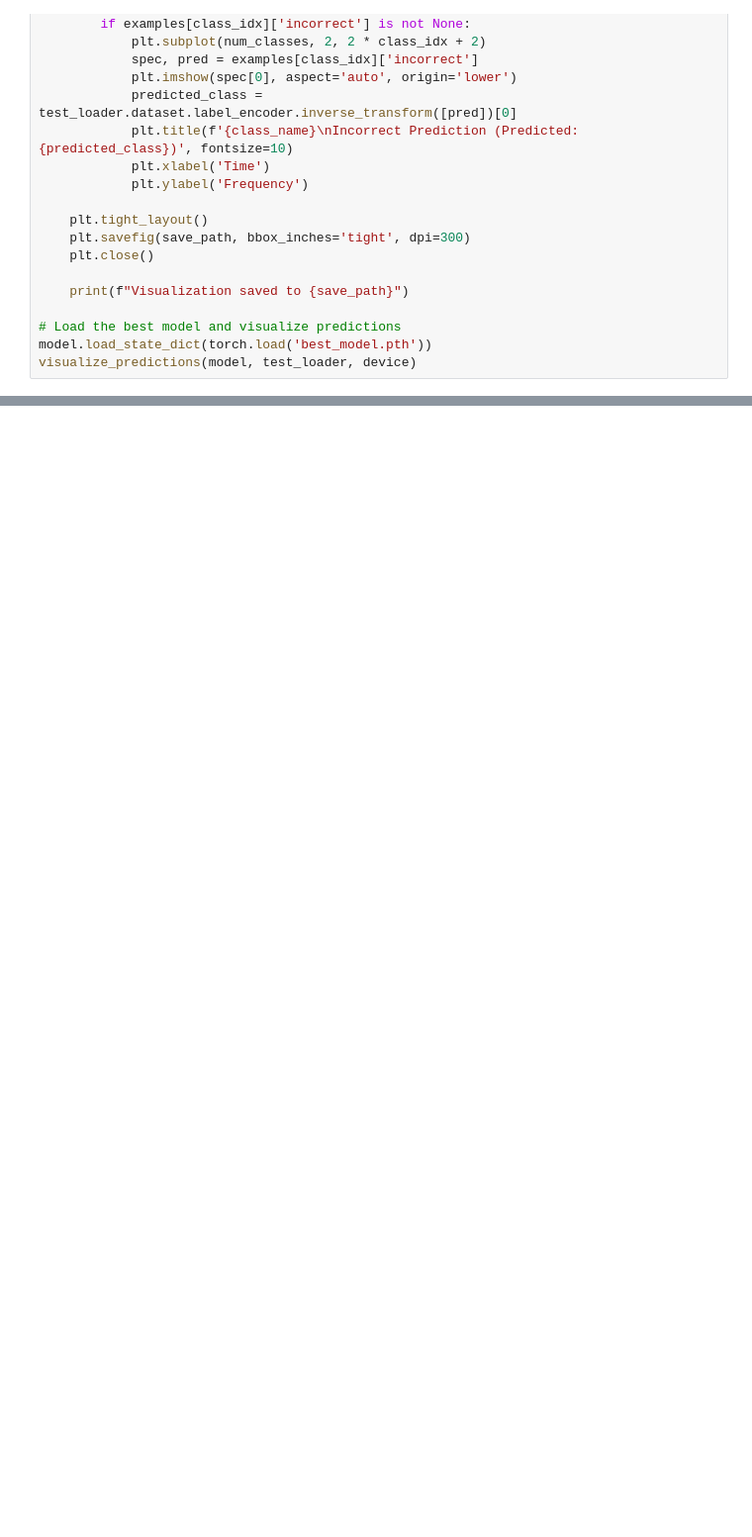
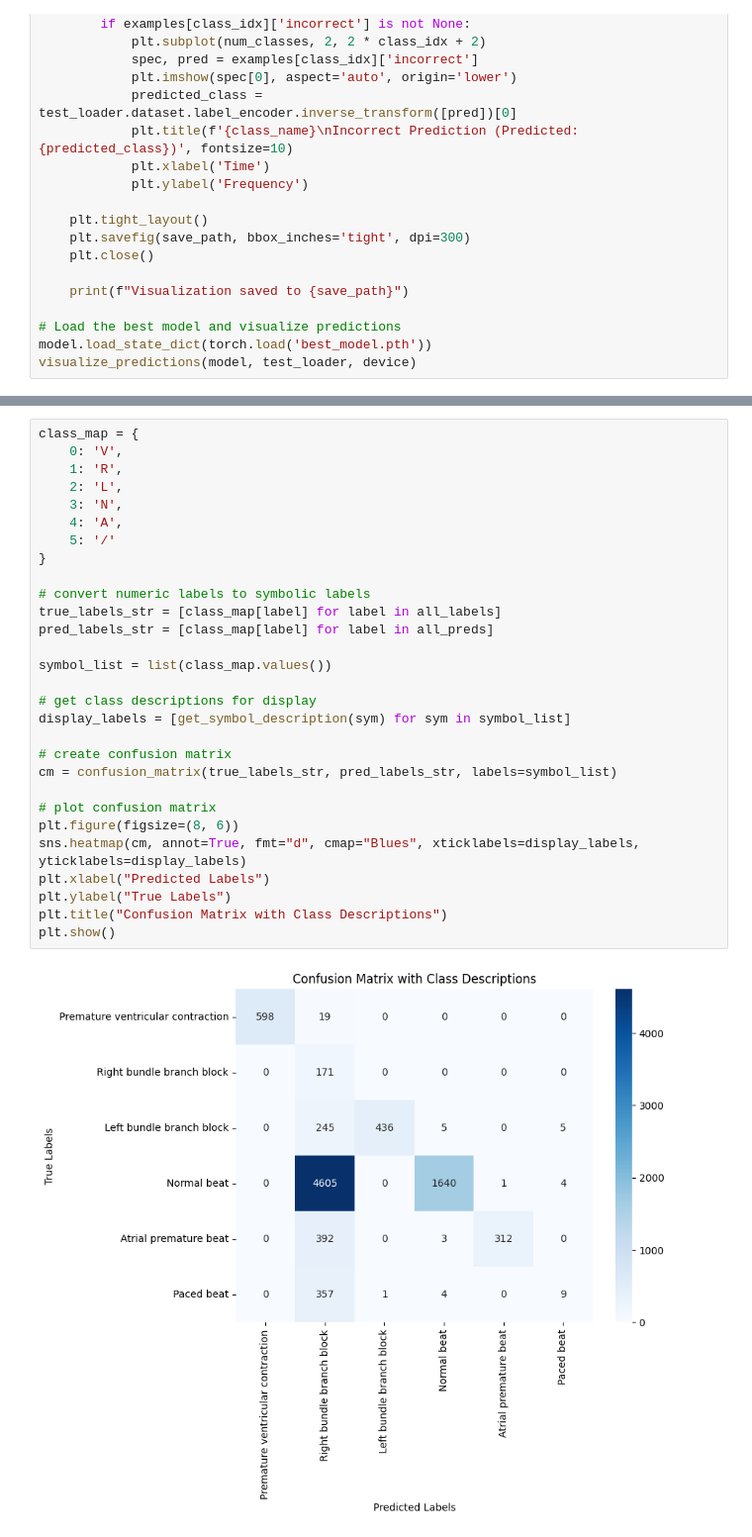
Before and after one commit to narayansharma-21/ArrhythmiaClassifier, a Jupyter notebook: cnn_model.ipynb, the cells around one changed output, grey strips where cells are left out. Shown at 99% size. Drawn from its saved outputs; the diff is of its cells as text; blank space fills up the shorter version.

Commit message:
add visualization

```diff
--- a/cnn_model.ipynb
+++ b/cnn_model.ipynb
@@ -682,0 +708,31 @@ visualize_predictions(model, test_loader, device)
+# %%
+class_map = {
+    0: 'V',
+    1: 'R',
+    2: 'L',
+    3: 'N',
+    4: 'A',
+    5: '/'
+}
+
+# convert numeric labels to symbolic labels
+true_labels_str = [class_map[label] for label in all_labels]
+pred_labels_str = [class_map[label] for label in all_preds]
+
+symbol_list = list(class_map.values())
+
+# get class descriptions for display
+display_labels = [get_symbol_description(sym) for sym in symbol_list]
+
+# create confusion matrix
+cm = confusion_matrix(true_labels_str, pred_labels_str, labels=symbol_list)
+
+# plot confusion matrix
+plt.figure(figsize=(8, 6))
+sns.heatmap(cm, annot=True, fmt="d", cmap="Blues", xticklabels=display_labels, yticklabels=display_labels)
+plt.xlabel("Predicted Labels")
+plt.ylabel("True Labels")
+plt.title("Confusion Matrix with Class Descriptions")
+plt.show()
+# %% [output]
+[figure, added]
```
Also changed, not shown: parts of 3 cells of this notebook.
